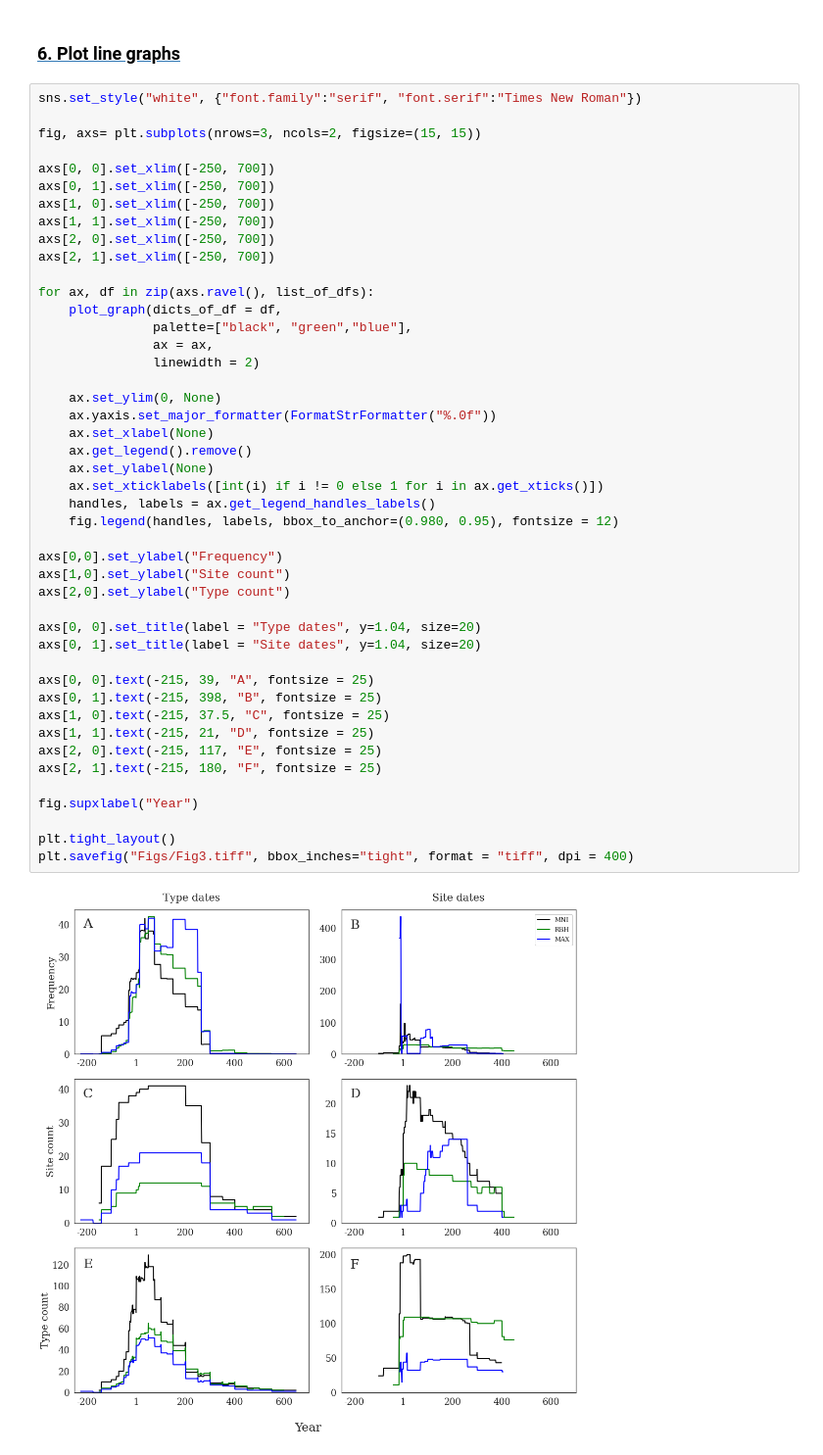
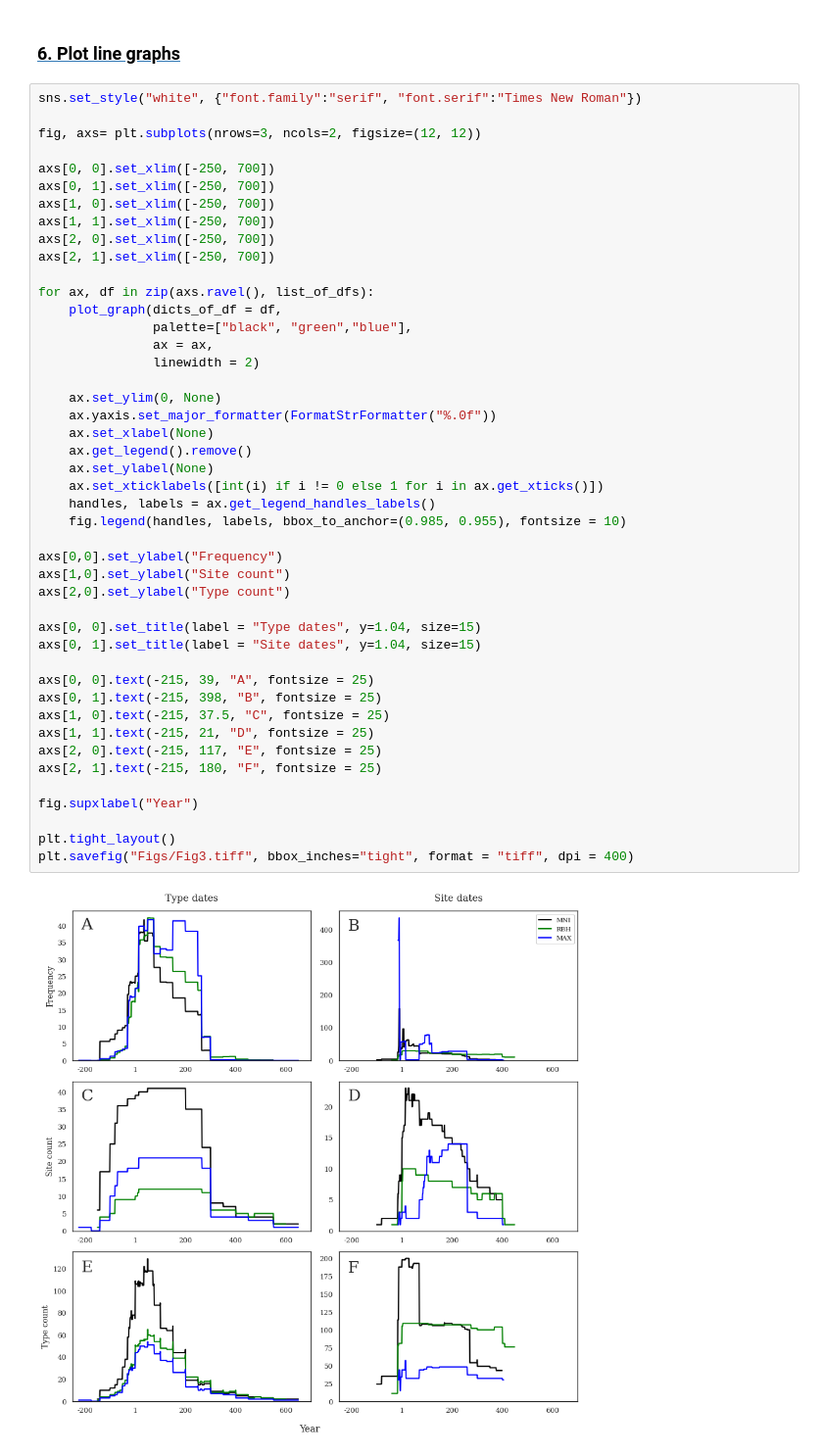
Before and after one commit to Tom-Brughmans/RAAD, a Jupyter notebook: RAAD_data/publication/RAAD_Figs3a-f.ipynb, the cells around one changed output. Shown at 98% size. Cells and saved outputs as stored; diff of their text form.

```diff
--- a/RAAD_data/publication/RAAD_Figs3a-f.ipynb
+++ b/RAAD_data/publication/RAAD_Figs3a-f.ipynb
@@ -125,7 +125,7 @@ list_of_dfs.append(form_count_site_dates)
 # %%
 sns.set_style("white", {"font.family":"serif", "font.serif":"Times New Roman"})
 
-fig, axs= plt.subplots(nrows=3, ncols=2, figsize=(15, 15))
+fig, axs= plt.subplots(nrows=3, ncols=2, figsize=(12, 12))
 
 axs[0, 0].set_xlim([-250, 700])
 axs[0, 1].set_xlim([-250, 700])
@@ -138,34 +138,34 @@ for ax, df in zip(axs.ravel(), list_of_dfs):
     plot_graph(dicts_of_df = df,
                palette=["black", "green","blue"],
                ax = ax,
                linewidth = 2)
 
     ax.set_ylim(0, None)
     ax.yaxis.set_major_formatter(FormatStrFormatter("%.0f"))
     ax.set_xlabel(None)
     ax.get_legend().remove()
     ax.set_ylabel(None)
     ax.set_xticklabels([int(i) if i != 0 else 1 for i in ax.get_xticks()])
     handles, labels = ax.get_legend_handles_labels()
-    fig.legend(handles, labels, bbox_to_anchor=(0.980, 0.95), fontsize = 12)
+    fig.legend(handles, labels, bbox_to_anchor=(0.985, 0.955), fontsize = 10)
 
 axs[0,0].set_ylabel("Frequency")
 axs[1,0].set_ylabel("Site count")
 axs[2,0].set_ylabel("Type count")
 
-axs[0, 0].set_title(label = "Type dates", y=1.04, size=20)
-axs[0, 1].set_title(label = "Site dates", y=1.04, size=20)
+axs[0, 0].set_title(label = "Type dates", y=1.04, size=15)
+axs[0, 1].set_title(label = "Site dates", y=1.04, size=15)
 
 axs[0, 0].text(-215, 39, "A", fontsize = 25)
 axs[0, 1].text(-215, 398, "B", fontsize = 25)
 axs[1, 0].text(-215, 37.5, "C", fontsize = 25)
 axs[1, 1].text(-215, 21, "D", fontsize = 25)
 axs[2, 0].text(-215, 117, "E", fontsize = 25)
 axs[2, 1].text(-215, 180, "F", fontsize = 25)
 
 fig.supxlabel("Year")
 
 plt.tight_layout()
 plt.savefig("Figs/Fig3.tiff", bbox_inches="tight", format = "tiff", dpi = 400)
 # %% [output]
-[figure, old version]
+[figure, new version]
```
Also changed, not shown: 21 other files.
